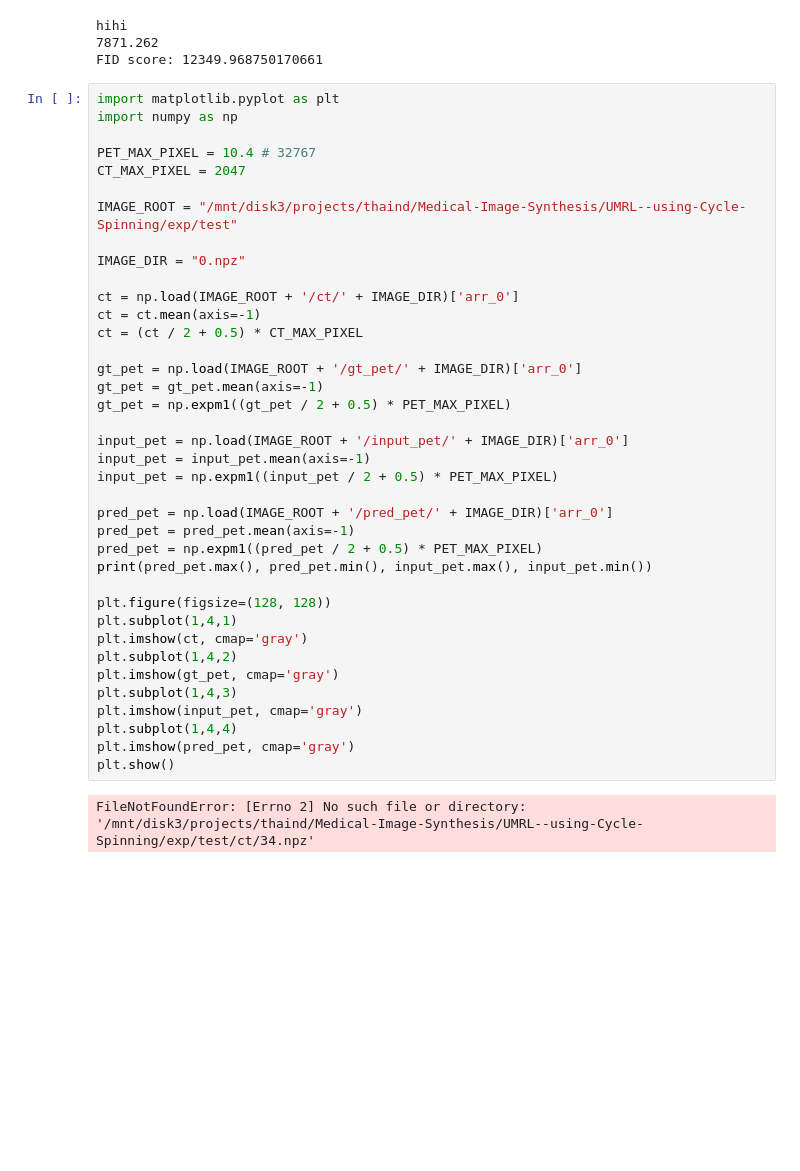
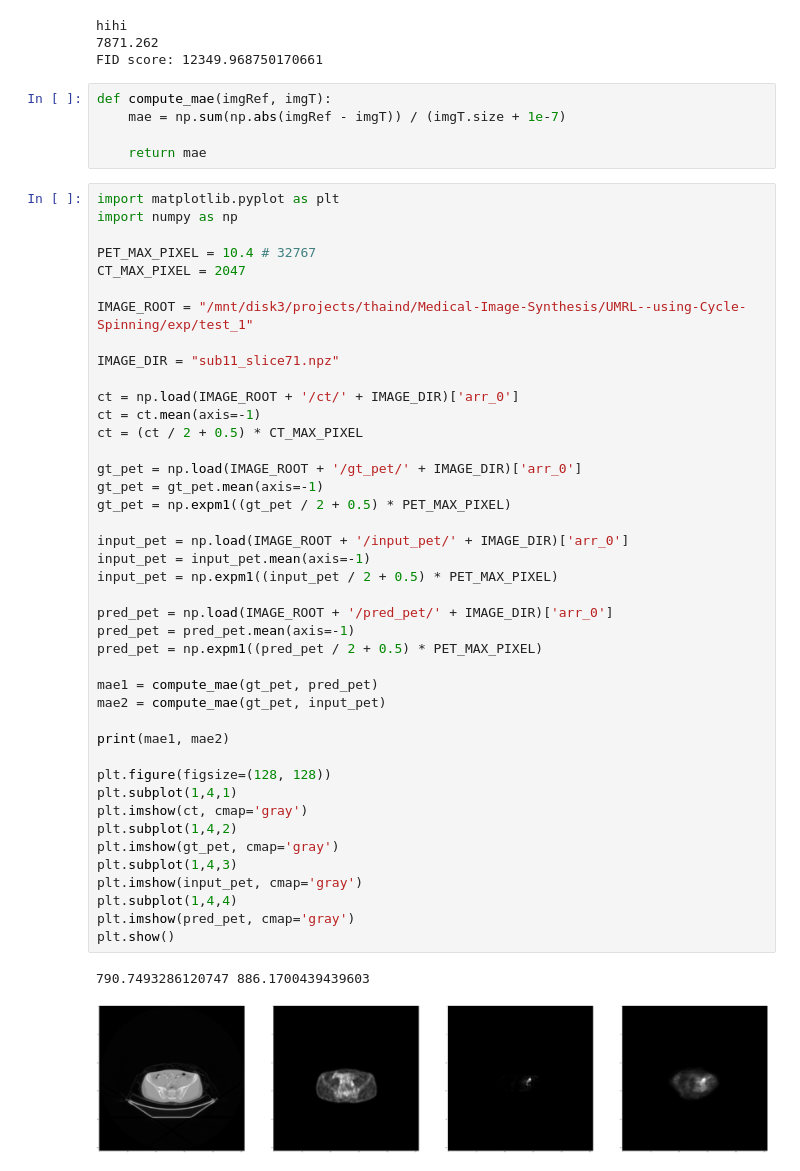
Before and after one commit to dacthai2807/medical-i2i, a Jupyter notebook: guided-diffusion/evaluations/test.ipynb, the cells around one changed output. Saved outputs shown, nothing was run; the diff lists cells and outputs as text; blank space fills up the shorter version.

```diff
--- a/guided-diffusion/evaluations/test.ipynb
+++ b/guided-diffusion/evaluations/test.ipynb
@@ -236,6 +236,11 @@ print(f"FID score: {fid_score}")
 hihi
 7871.262
 FID score: 12349.968750170661
+# %%
+def compute_mae(imgRef, imgT):
+    mae = np.sum(np.abs(imgRef - imgT)) / (imgT.size + 1e-7)
+
+    return mae
 # %%
 import matplotlib.pyplot as plt
 import numpy as np
@@ -243,36 +248,41 @@ import numpy as np
 PET_MAX_PIXEL = 10.4 # 32767
 CT_MAX_PIXEL = 2047
 
-IMAGE_ROOT = "/mnt/disk3/projects/thaind/Medical-Image-Synthesis/UMRL--using-Cycle-Spinning/exp/test"
+IMAGE_ROOT = "/mnt/disk3/projects/thaind/Medical-Image-Synthesis/UMRL--using-Cycle-Spinning/exp/test_1"
 
-IMAGE_DIR = "0.npz"
+IMAGE_DIR = "sub11_slice71.npz"
 
 ct = np.load(IMAGE_ROOT + '/ct/' + IMAGE_DIR)['arr_0']
 ct = ct.mean(axis=-1)
 ct = (ct / 2 + 0.5) * CT_MAX_PIXEL
 
 gt_pet = np.load(IMAGE_ROOT + '/gt_pet/' + IMAGE_DIR)['arr_0']
 gt_pet = gt_pet.mean(axis=-1)
 gt_pet = np.expm1((gt_pet / 2 + 0.5) * PET_MAX_PIXEL)
 
 input_pet = np.load(IMAGE_ROOT + '/input_pet/' + IMAGE_DIR)['arr_0']
 input_pet = input_pet.mean(axis=-1)
 input_pet = np.expm1((input_pet / 2 + 0.5) * PET_MAX_PIXEL)
 
 pred_pet = np.load(IMAGE_ROOT + '/pred_pet/' + IMAGE_DIR)['arr_0']
 pred_pet = pred_pet.mean(axis=-1)
 pred_pet = np.expm1((pred_pet / 2 + 0.5) * PET_MAX_PIXEL)
-print(pred_pet.max(), pred_pet.min(), input_pet.max(), input_pet.min())
+
+mae1 = compute_mae(gt_pet, pred_pet)
+mae2 = compute_mae(gt_pet, input_pet)
+
+print(mae1, mae2)
 
 plt.figure(figsize=(128, 128))
 plt.subplot(1,4,1)
 plt.imshow(ct, cmap='gray')
 plt.subplot(1,4,2)
 plt.imshow(gt_pet, cmap='gray')
 plt.subplot(1,4,3)
 plt.imshow(input_pet, cmap='gray')
 plt.subplot(1,4,4)
 plt.imshow(pred_pet, cmap='gray')
 plt.show()
 # %% [output]
-FileNotFoundError: [Errno 2] No such file or directory: '/mnt/disk3/projects/thaind/Medical-Image-Synthesis/UMRL--using-Cycle-Spinning/exp/test/ct/34.npz'
+790.7493286120747 886.1700439439603
+[figure, added]
```
Also changed, not shown: parts of 2 cells of this notebook.
